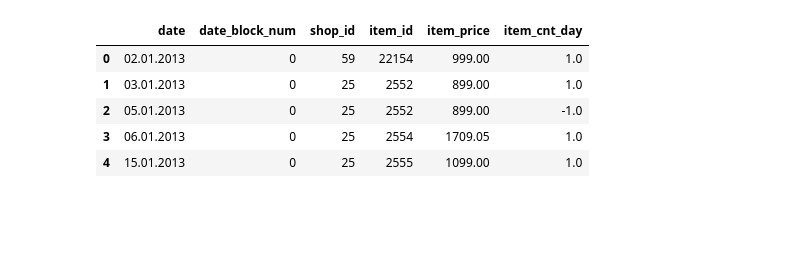
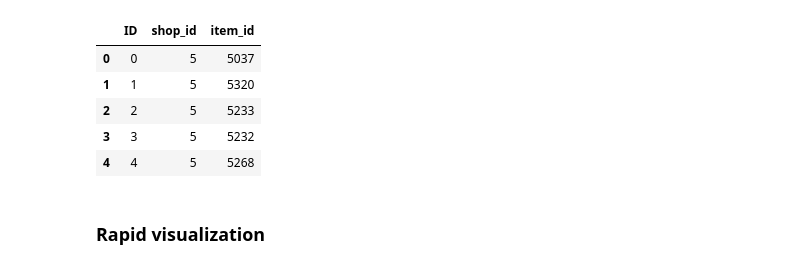
Before and after one commit to pjbaudin/kaggle_team_comp, a Jupyter notebook: 1-Predict Future Sales/Base Exploratory Data Analysis.ipynb, the cells around one changed output. Drawn from its saved outputs; the diff is of its cells as text; code cells hidden in the pictures; blank space fills up the shorter version.

```diff
--- a/1-Predict Future Sales/Base Exploratory Data Analysis.ipynb
+++ b/1-Predict Future Sales/Base Exploratory Data Analysis.ipynb
@@ -12,9 +122,11 @@ test=pd.read_csv("data/test.csv.gz", compression='gzip')
 # %%
-sales.head()
+test.head()
 # %% [output]
-|  | date | date_block_num | shop_id | item_id | item_price | item_cnt_day |
-| 0 | 02.01.2013 | 0 | 59 | 22154 | 999.00 | 1.0 |
-| 1 | 03.01.2013 | 0 | 25 | 2552 | 899.00 | 1.0 |
-| 2 | 05.01.2013 | 0 | 25 | 2552 | 899.00 | -1.0 |
-| 3 | 06.01.2013 | 0 | 25 | 2554 | 1709.05 | 1.0 |
-| 4 | 15.01.2013 | 0 | 25 | 2555 | 1099.00 | 1.0 |
+|  | ID | shop_id | item_id |
+| 0 | 0 | 5 | 5037 |
+| 1 | 1 | 5 | 5320 |
+| 2 | 2 | 5 | 5233 |
+| 3 | 3 | 5 | 5232 |
+| 4 | 4 | 5 | 5268 |
+# %% [markdown]
+### Rapid visualization
```
Also changed, not shown: parts of 14 cells of this notebook.
